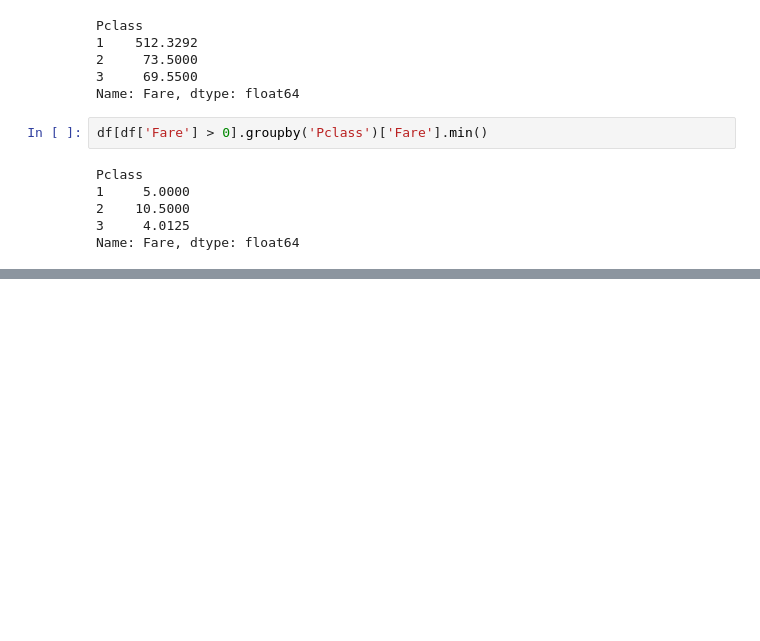
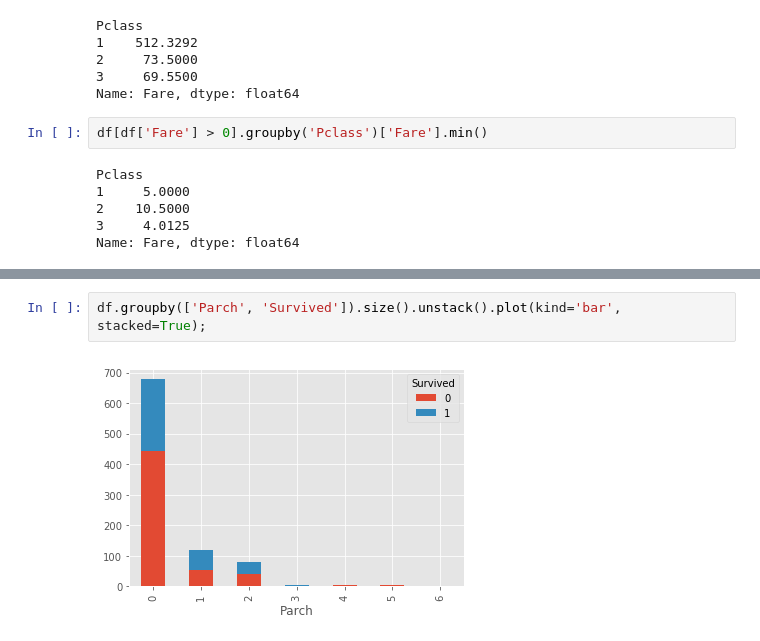
Before and after one commit to AndrewLrrr/otus-big-data, a Jupyter notebook: hw5/Titanic.ipynb, the cells around one changed output, grey strips where cells are left out. Cells and saved outputs as stored; diff of their text form; blank space fills up the shorter version.

```diff
--- a/hw5/Titanic.ipynb
+++ b/hw5/Titanic.ipynb
@@ -140,0 +181,4 @@ Name: Fare, dtype: float64
+# %%
+df.groupby(['Parch', 'Survived']).size().unstack().plot(kind='bar', stacked=True);
+# %% [output]
+[figure, added]
```
Also changed, not shown: parts of 75 cells of this notebook, 2 other files.
